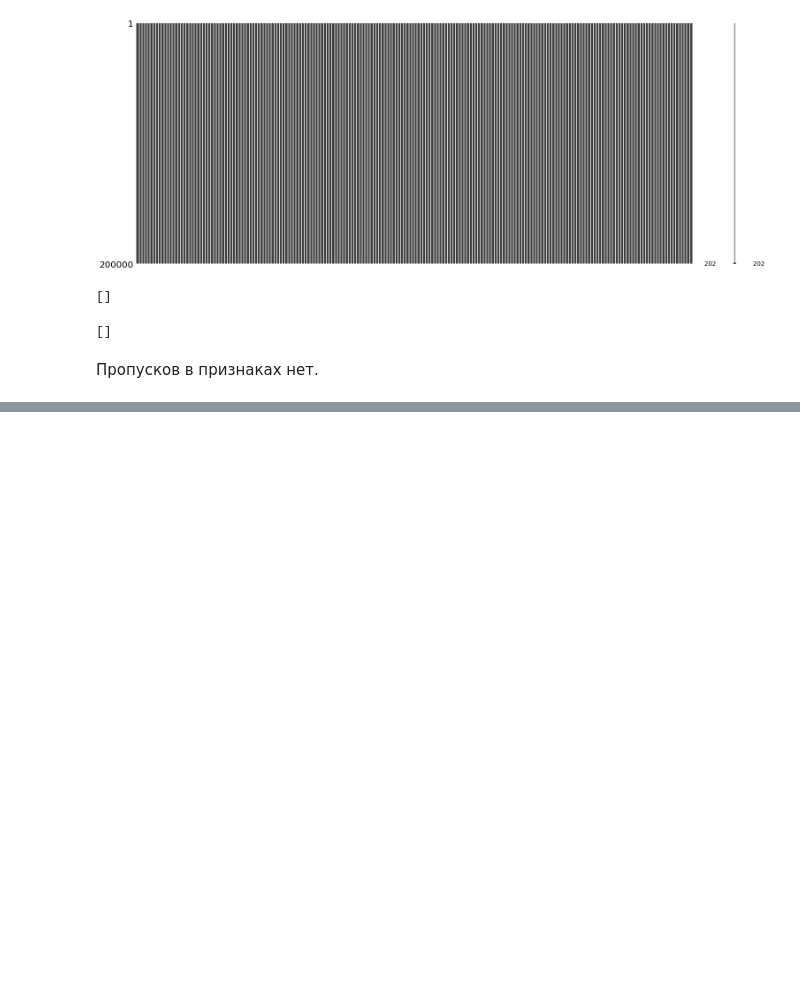
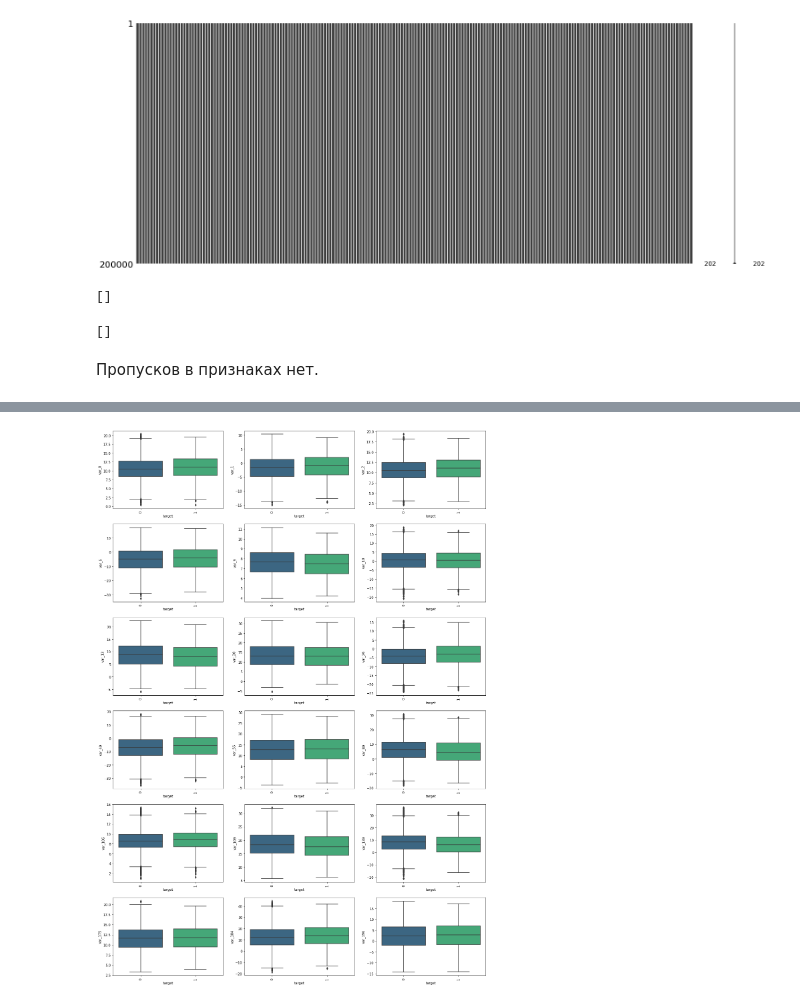
Before and after one commit to eqdatascience/kaggle_sportive, a Jupyter notebook: HW1.ipynb, the cells around one changed output, grey strips where cells are left out. Cells and saved outputs as stored; diff of their text form; code cells hidden in the pictures; blank space fills up the shorter version.

```diff
--- a/HW1.ipynb
+++ b/HW1.ipynb
@@ -131,0 +199,11 @@ Index(['target', 'var_0', 'var_1', 'var_2', 'var_3', 'var_4', 'var_5', 'var_6',
+# %%
+features = features_selected
+row_n, column_n = 6, 3
+fig, axes = plt.subplots(row_n, column_n, figsize=(20, 30))
+
+for num, feature in enumerate(features):
+    data = train[feature].copy()
+    sns.boxplot(y=feature, x='target', data=train, palette="viridis", ax=axes[num//column_n, num%column_n])
+    axes[num//column_n, num%column_n].tick_params(axis="x", rotation=90)
+# %% [output]
+[figure, added]
```
Also changed, not shown: parts of 47 cells of this notebook.
